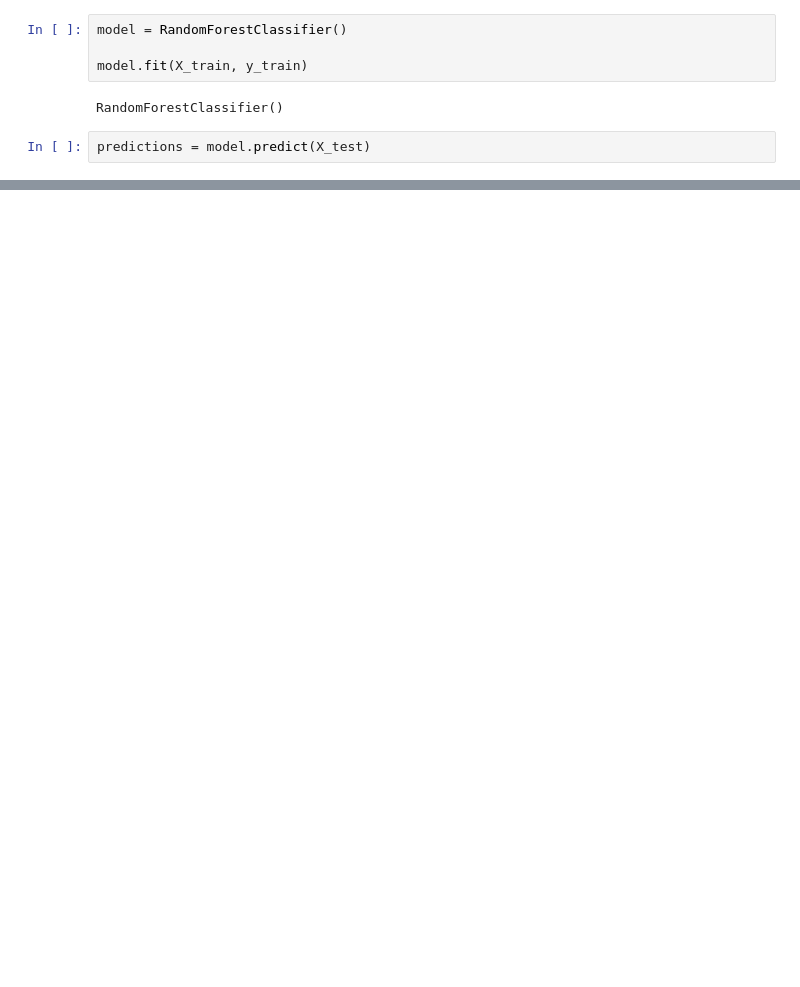
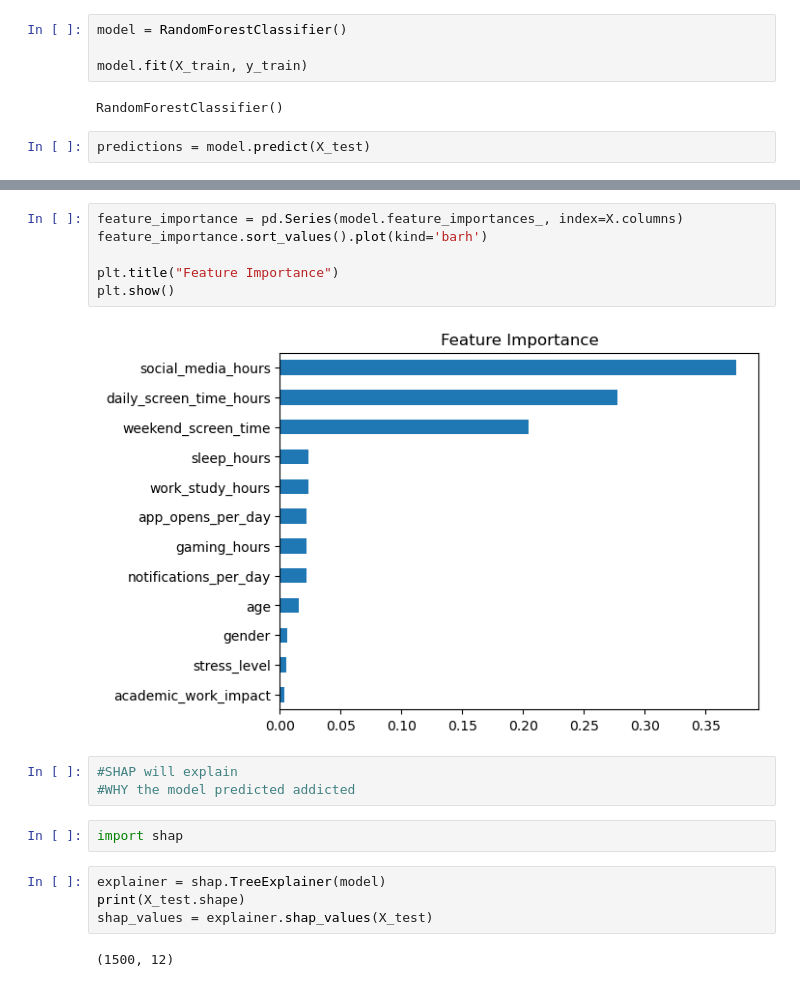
Before and after one commit to saqlain062/AI-Based-Digital-Wellbeing-System, a Jupyter notebook: digital_wellbeing_ai_model.ipynb, the cells around one changed output, grey strips where cells are left out. Saved outputs shown, nothing was run; the diff lists cells and outputs as text; blank space fills up the shorter version.

Commit message:
add shap

```diff
--- a/digital_wellbeing_ai_model.ipynb
+++ b/digital_wellbeing_ai_model.ipynb
@@ -125,0 +175,19 @@ Accuracy: 0.934
+# %%
+feature_importance = pd.Series(model.feature_importances_, index=X.columns)
+feature_importance.sort_values().plot(kind='barh')
+
+plt.title("Feature Importance")
+plt.show()
+# %% [output]
+[figure, added]
+# %%
+#SHAP will explain
+#WHY the model predicted addicted
+# %%
+import shap
+# %%
+explainer = shap.TreeExplainer(model)
+print(X_test.shape)
+shap_values = explainer.shap_values(X_test)
+# %% [output]
+(1500, 12)
```
Also changed, not shown: parts of 16 cells of this notebook.
